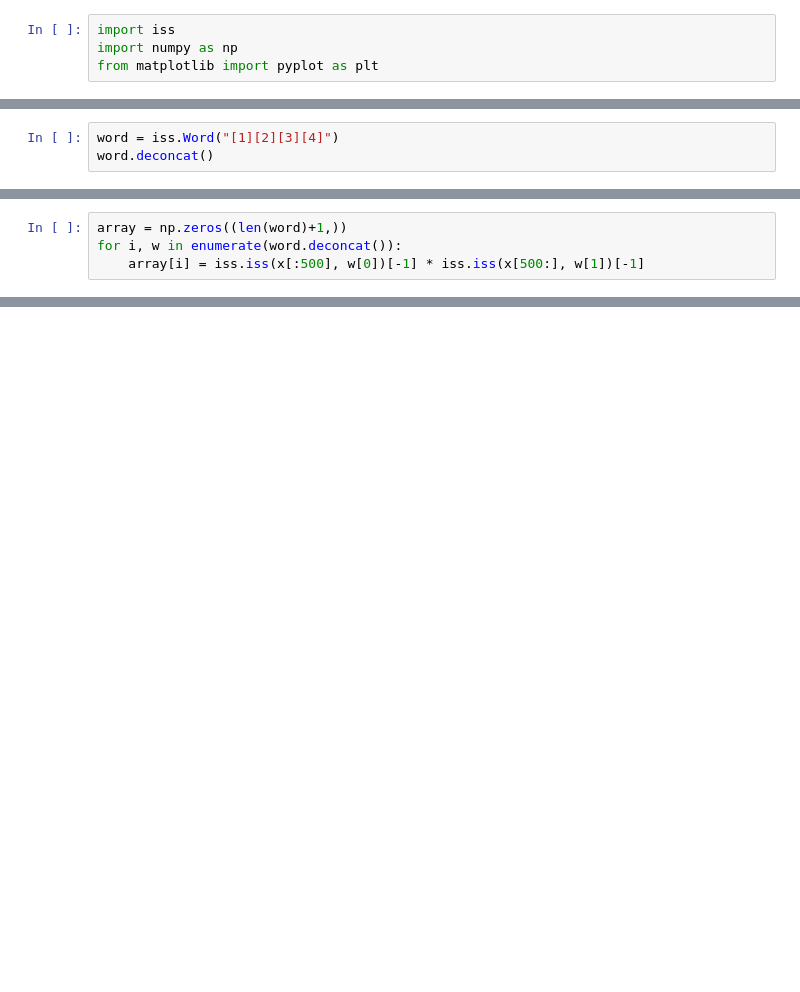
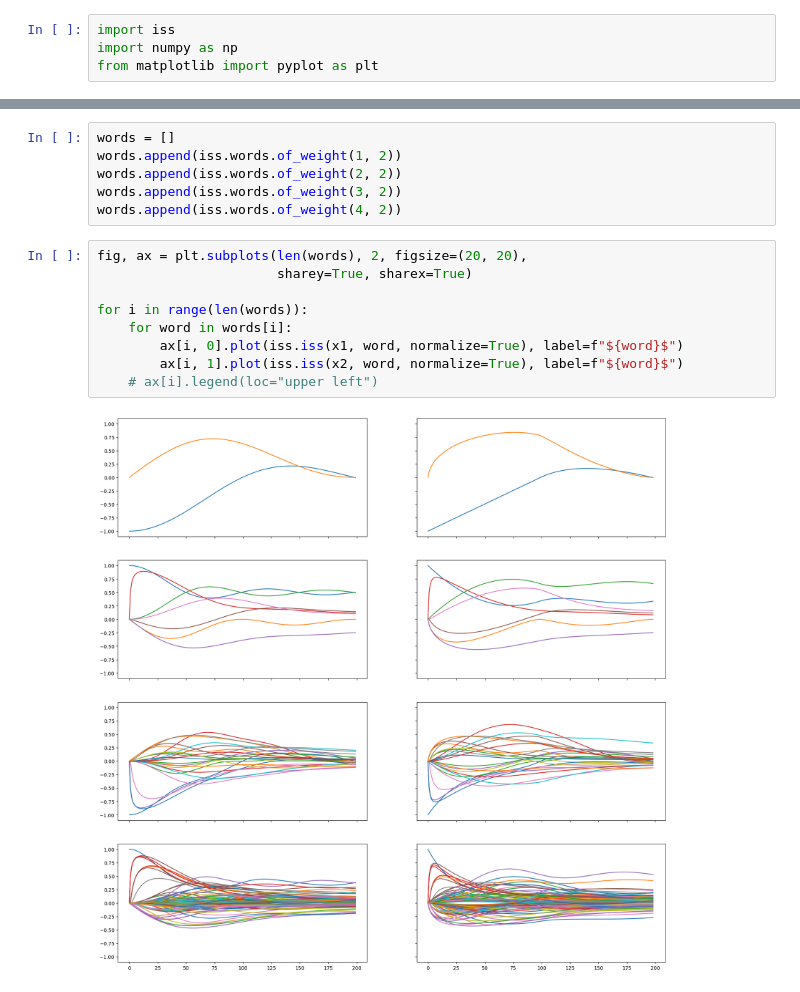
Before and after one commit to irkri/witss, a Jupyter notebook: test.ipynb, the cells around one changed output, grey strips where cells are left out. Cells and saved outputs as stored; diff of their text form; blank space fills up the shorter version.

```diff
--- a/test.ipynb
+++ b/test.ipynb
@@ -63,3 +4,0 @@ str("[1222]"*word)
-# %%
-word = iss.Word("[1][2][3][4]")
-word.deconcat()
@@ -75,4 +4,0 @@ x = np.random.random((1000, 4))
-# %%
-array = np.zeros((len(word)+1,))
-for i, w in enumerate(word.deconcat()):
-    array[i] = iss.iss(x[:500], w[0])[-1] * iss.iss(x[500:], w[1])[-1]
@@ -134,0 +23,17 @@ partial: 2.0156124999994063
+# %%
+words = []
+words.append(iss.words.of_weight(1, 2))
+words.append(iss.words.of_weight(2, 2))
+words.append(iss.words.of_weight(3, 2))
+words.append(iss.words.of_weight(4, 2))
+# %%
+fig, ax = plt.subplots(len(words), 2, figsize=(20, 20),
+                       sharey=True, sharex=True)
+
+for i in range(len(words)):
+    for word in words[i]:
+        ax[i, 0].plot(iss.iss(x1, word, normalize=True), label=f"${word}$")
+        ax[i, 1].plot(iss.iss(x2, word, normalize=True), label=f"${word}$")
+    # ax[i].legend(loc="upper left")
+# %% [output]
+[figure, added]
```
Also changed, not shown: parts of 25 cells of this notebook, 6 other files.
